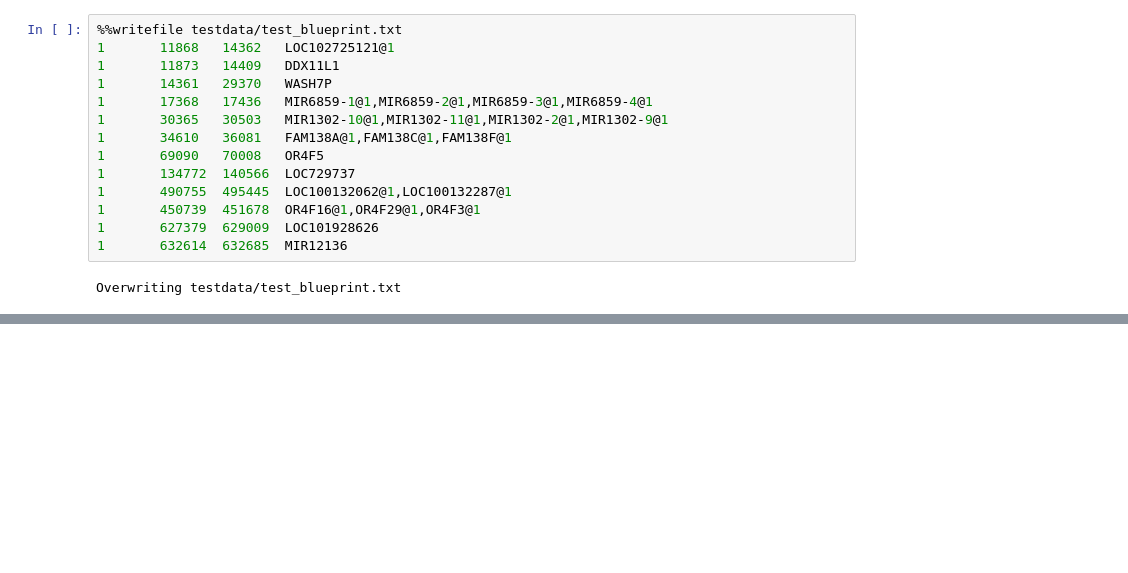
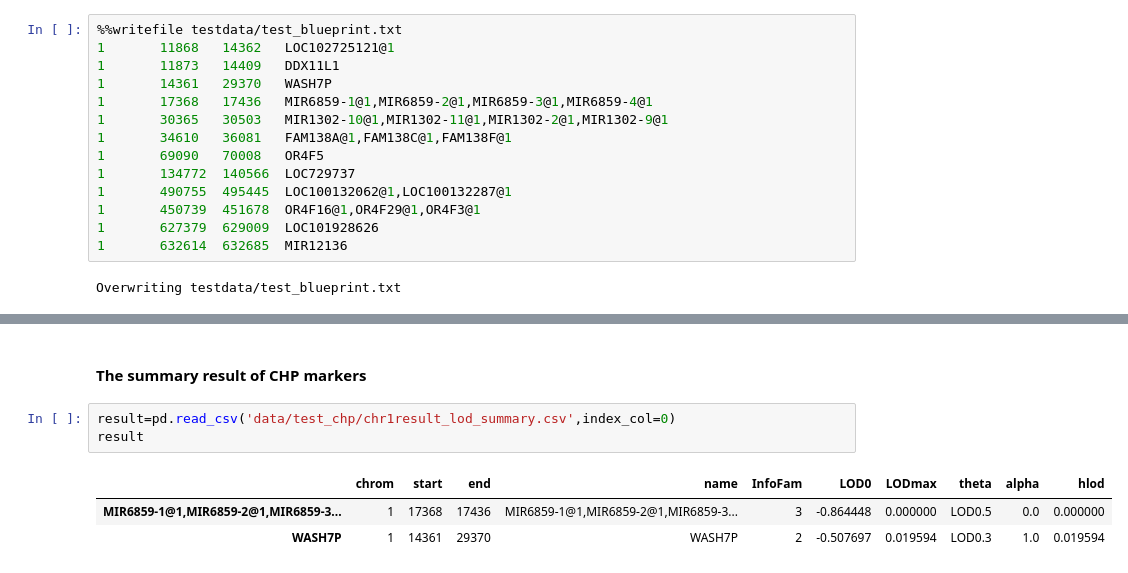
Before and after one commit to gaow/SEQLinkage, a Jupyter notebook: nbs/index.ipynb, the cells around one changed output, grey strips where cells are left out. Cells and saved outputs as stored; diff of their text form; blank space fills up the shorter version.

```diff
--- a/nbs/index.ipynb
+++ b/nbs/index.ipynb
@@ -305,0 +317,9 @@ Overwriting testdata/test_blueprint.txt
+# %% [markdown]
+#### The summary result of CHP markers
+# %%
+result=pd.read_csv('data/test_chp/chr1result_lod_summary.csv',index_col=0)
+result
+# %% [output]
+|  | chrom | start | end | name | InfoFam | LOD0 | LODmax | theta | alpha | hlod |
+| MIR6859-1@1,MIR6859-2@1,MIR6859-3... | 1 | 17368 | 17436 | MIR6859-1@1,MIR6859-2@1,MIR6859-3... | 3 | -0.864448 | 0.000000 | LOD0.5 | 0.0 | 0.000000 |
+| WASH7P | 1 | 14361 | 29370 | WASH7P | 2 | -0.507697 | 0.019594 | LOD0.3 | 1.0 | 0.019594 |
```
Also changed, not shown: parts of 12 cells of this notebook, 9 other files.
